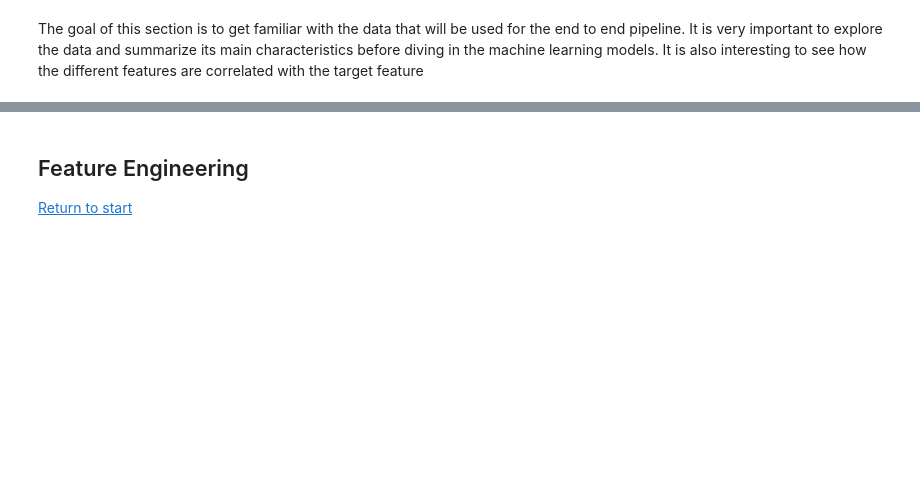
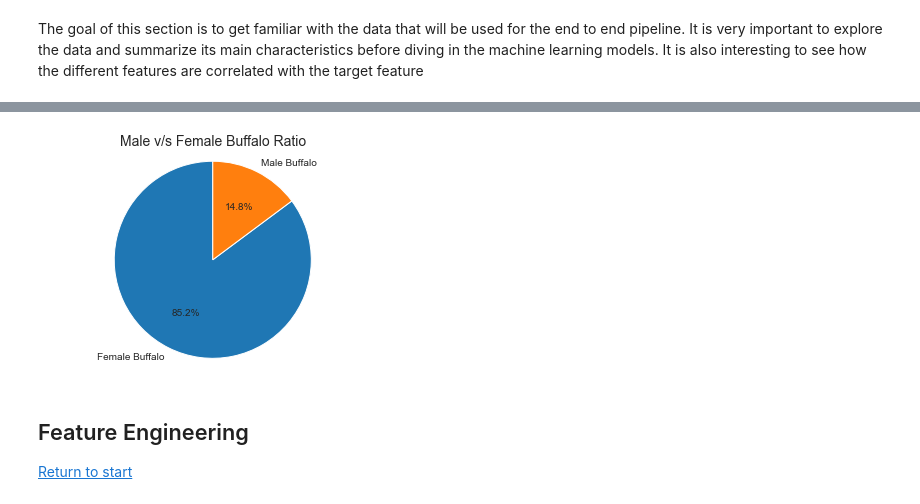
Before and after one commit to cybertraining-dsc/fa20-523-326, a Jupyter notebook: project/code/project.ipynb, the cells around one changed output, grey strips where cells are left out. Saved outputs shown, nothing was run; the diff lists cells and outputs as text; code cells hidden in the pictures; blank space fills up the shorter version.

```diff
--- a/project/code/project.ipynb
+++ b/project/code/project.ipynb
@@ -35,0 +57,3 @@ warnings.simplefilter('ignore')
+# %%
+sns.set_style('whitegrid') # Set the color theme for plots
+%matplotlib inline
@@ -36,2 +62,19 @@ warnings.simplefilter('ignore')
+# %%
+'''
+Function to load data file in pandas
+dataframe and print shape and information
+of dataframe
+
+Input: Path of file and name of file without extension
+Output: Pandas dataframe
+'''
+def load_data(in_path, name):
+    df = pd.read_csv(in_path)
+    print(f"{name}: shape is {df.shape}")
+    print("\n")
+    print(df.info())
+    print("\n")
+    display(df.head(5))
+    return df
 # %%
 !python --version #check the version of python installed
@@ -88,10 +322,13 @@ plt.xticks(rotation=80)
 # %%
 labels = ['Female Buffalo', 'Male Buffalo']
 sizes = [np.sum(buffalo_df.total_female), np.sum(buffalo_df.total_male)]
 fig1, ax1 = plt.subplots()
 ax1.pie(sizes, labels=labels, autopct='%1.1f%%',startangle=90)
 ax1.axis('equal')
+plt.title('Male v/s Female Buffalo Ratio', fontsize=14)
 plt.show()
+# %% [output]
+[figure, added]
 # %% [markdown]
 <a id=FeatureEng></a>
 ## Feature Engineering
```
Also changed, not shown: parts of 142 cells of this notebook, 4 other files.
